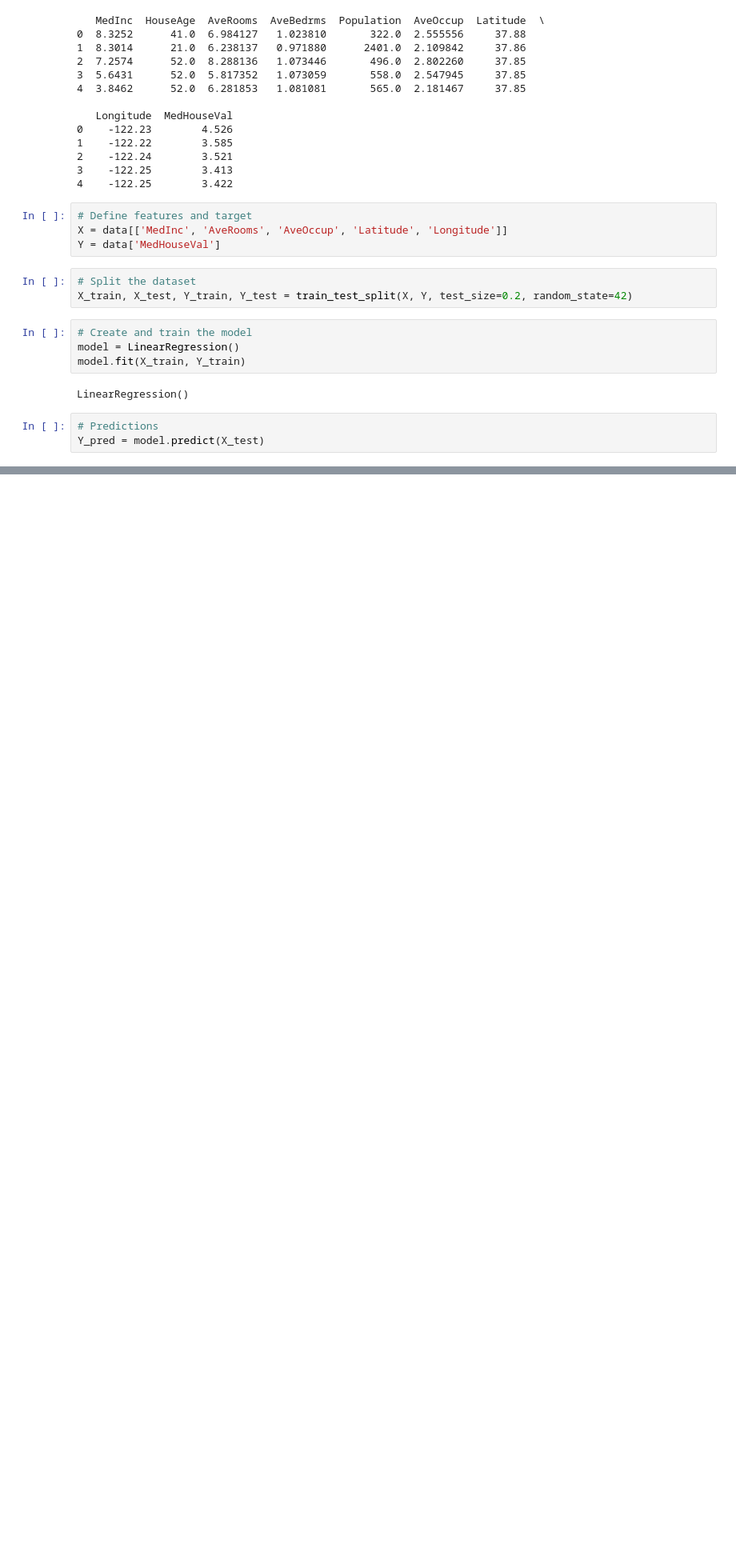
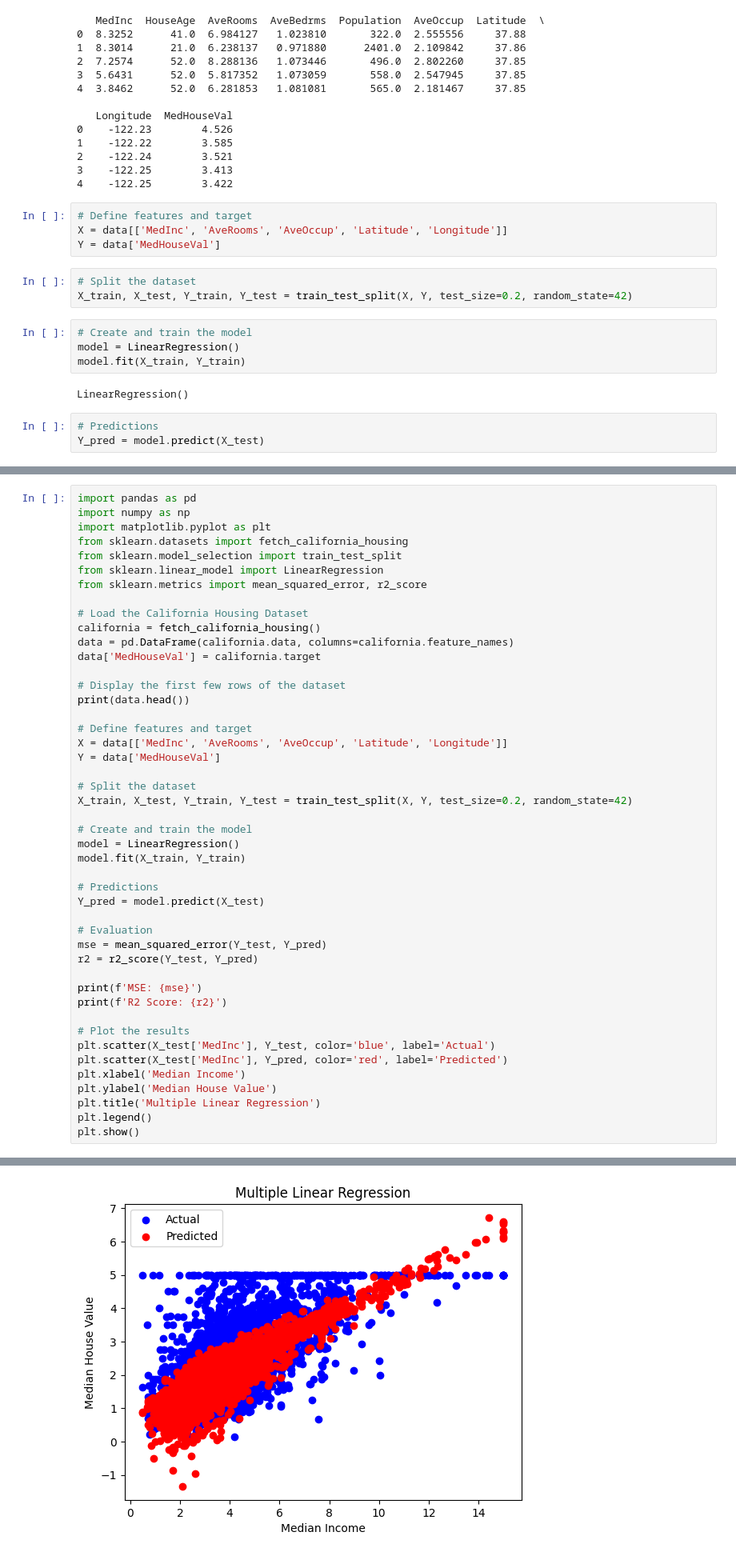
Before and after one commit to Pankaj-Str/codeswithpankaj.com-Machine-Learning, a Jupyter notebook: 01 Linear Regression/case study/Predicting House Prices in California.ipynb, the cells around one changed output, grey strips where cells are left out. Shown: that part at 80% size. Saved outputs shown, nothing was run; the diff lists cells and outputs as text; blank space fills up the shorter version.

Commit message:
Create and train the model

```diff
--- a/01 Linear Regression/case study/Predicting House Prices in California.ipynb
+++ b/01 Linear Regression/case study/Predicting House Prices in California.ipynb
@@ -46,0 +67,47 @@ Y_pred = model.predict(X_test)
+# %%
+import pandas as pd
+import numpy as np
+import matplotlib.pyplot as plt
+from sklearn.datasets import fetch_california_housing
+from sklearn.model_selection import train_test_split
+from sklearn.linear_model import LinearRegression
+from sklearn.metrics import mean_squared_error, r2_score
+
+# Load the California Housing Dataset
+california = fetch_california_housing()
+data = pd.DataFrame(california.data, columns=california.feature_names)
+data['MedHouseVal'] = california.target
+
+# Display the first few rows of the dataset
+print(data.head())
+
+# Define features and target
+X = data[['MedInc', 'AveRooms', 'AveOccup', 'Latitude', 'Longitude']]
+Y = data['MedHouseVal']
+
+# Split the dataset
+X_train, X_test, Y_train, Y_test = train_test_split(X, Y, test_size=0.2, random_state=42)
+
+# Create and train the model
+model = LinearRegression()
+model.fit(X_train, Y_train)
+
+# Predictions
+Y_pred = model.predict(X_test)
+
+# Evaluation
+mse = mean_squared_error(Y_test, Y_pred)
+r2 = r2_score(Y_test, Y_pred)
+
+print(f'MSE: {mse}')
+print(f'R2 Score: {r2}')
+
+# Plot the results
+plt.scatter(X_test['MedInc'], Y_test, color='blue', label='Actual')
+plt.scatter(X_test['MedInc'], Y_pred, color='red', label='Predicted')
+plt.xlabel('Median Income')
+plt.ylabel('Median House Value')
+plt.title('Multiple Linear Regression')
+plt.legend()
+plt.show()
+# %% [output]
@@ -46,0 +129 @@ Y_pred = model.predict(X_test)
+[figure, added]
```
Also changed, not shown: parts of 3 cells of this notebook.
